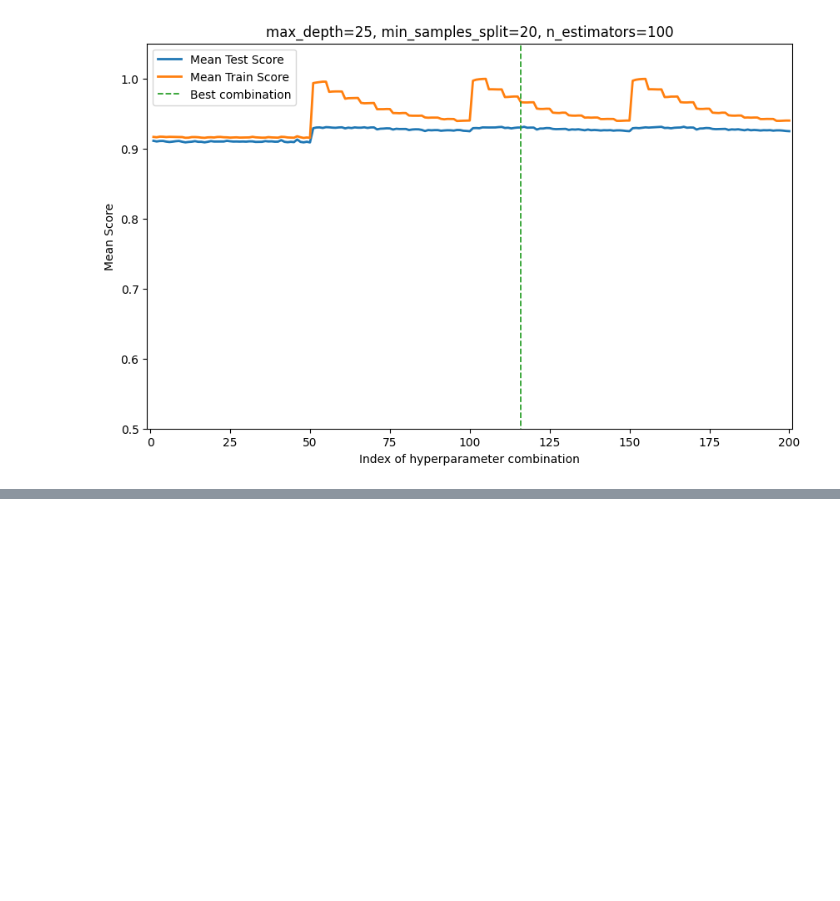
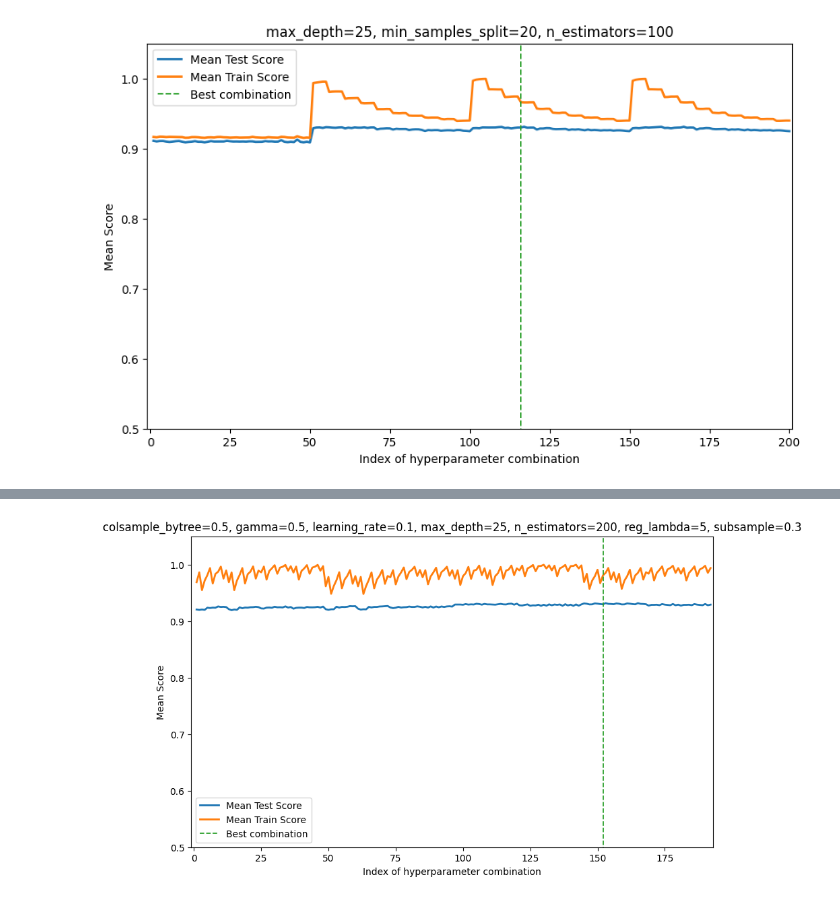
Before and after one commit to Berto70/hm_bbh, a Jupyter notebook: group_07_2324.ipynb, the cells around one changed output, grey strips where cells are left out. Saved outputs shown, nothing was run; the diff lists cells and outputs as text; code cells hidden in the pictures; blank space fills up the shorter version.

```diff
--- a/group_07_2324.ipynb
+++ b/group_07_2324.ipynb
@@ -608,0 +692,4 @@ h.gridsearch_scores(grid_search_ngen_RF)
+# %%
+h.gridsearch_scores(grid_search_lab_xgb)
+# %% [output]
+[figure, added]
```
Also changed, not shown: parts of 19 cells of this notebook.
